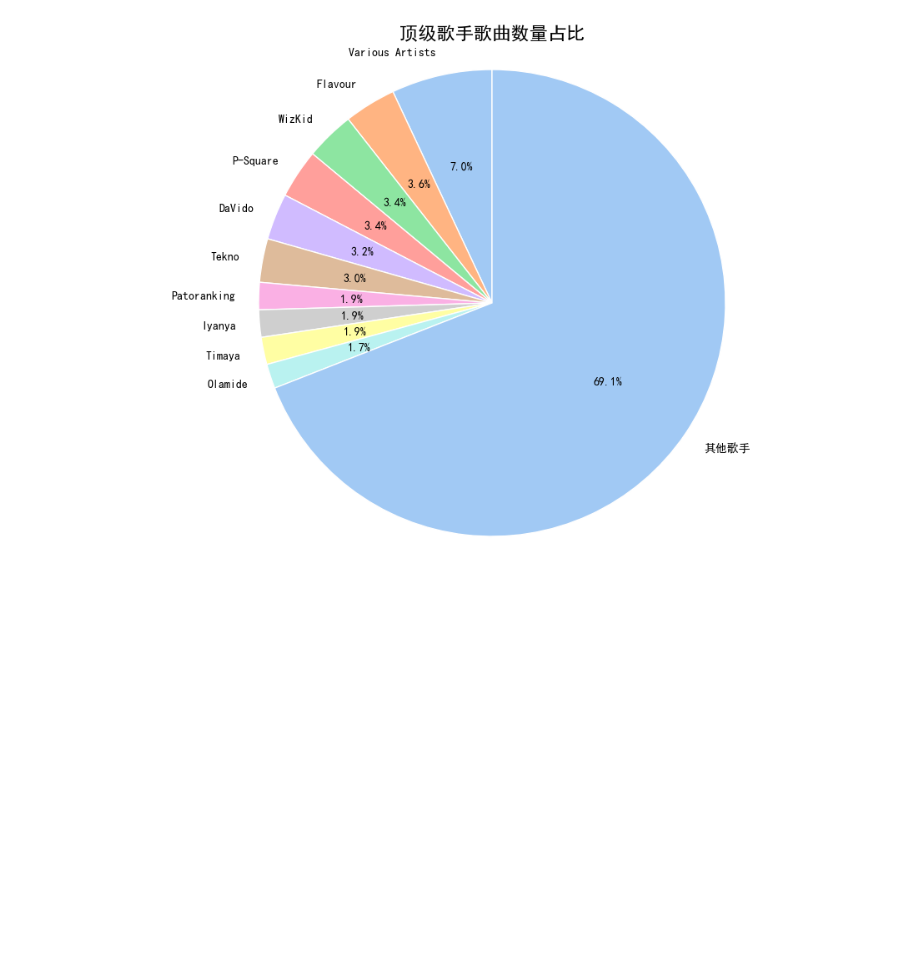
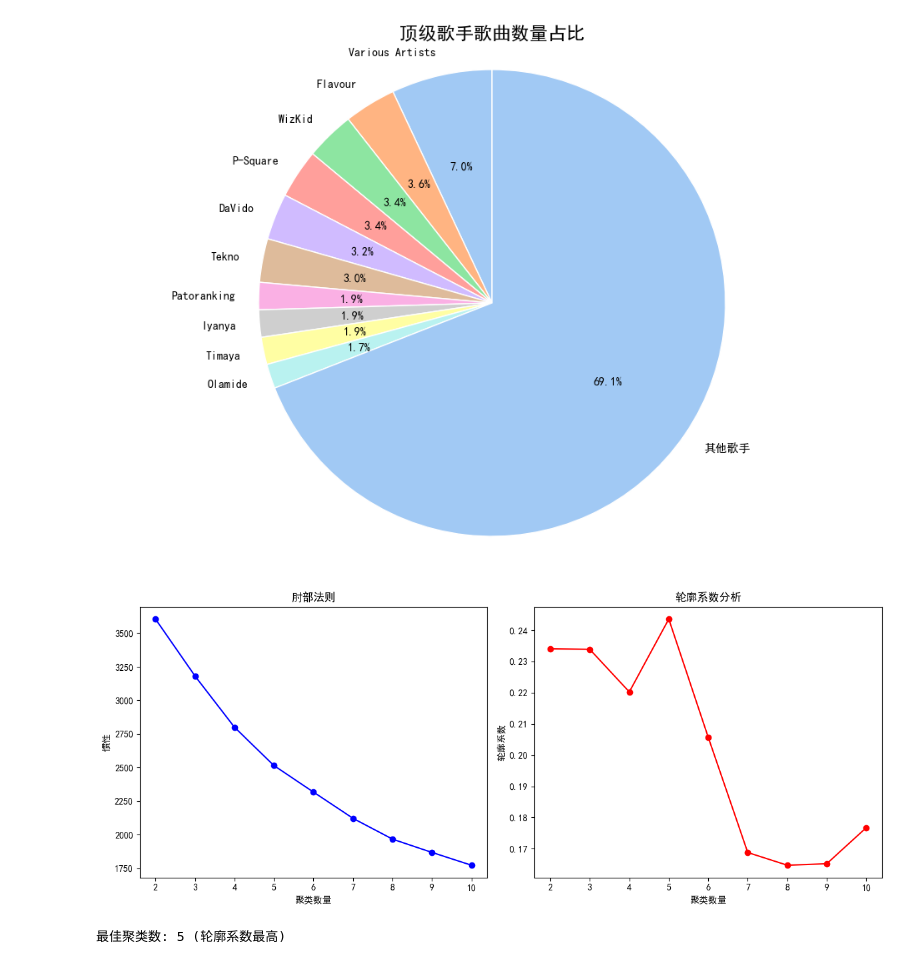
Before and after one commit to chenwenhao2025/xxqzy1, a Jupyter notebook: xxqdm1.1.ipynb, the cells around one changed output. Saved outputs shown, nothing was run; the diff lists cells and outputs as text; code cells hidden in the pictures; blank space fills up the shorter version.

```diff
--- a/xxqdm1.1.ipynb
+++ b/xxqdm1.1.ipynb
@@ -223,3 +223,64 @@ plt.show()
 # %% [output]
 [figure]
 [figure]
+# %%
+import numpy as np
+from sklearn.cluster import KMeans
+from sklearn.preprocessing import StandardScaler
+from sklearn.decomposition import PCA
+from sklearn.metrics import silhouette_score
+# 数据预处理
+# 选择数值特征并标准化
+features = ['可跳舞性', '能量感', '原声感', '曲速', '响度', '口语化程度', '纯乐器程度', '现场感']
+X = df[features].copy()
+
+# 处理无穷值和缺失值
+X.replace([np.inf, -np.inf], np.nan, inplace=True)
+X.fillna(X.mean(), inplace=True)
+
+scaler = StandardScaler()
+X_scaled = scaler.fit_transform(X)
+# %%
+# K-means聚类
+# 使用肘部法则确定最佳聚类数
+inertia = []
+silhouette_scores = []
+k_range = range(2, 11)
+
+for k in k_range:
+    kmeans = KMeans(n_clusters=k, random_state=42, n_init=10)
+    kmeans.fit(X_scaled)
+    inertia.append(kmeans.inertia_)
+
+    # 轮廓系数需要至少2个聚类
+    if k > 1:
+        score = silhouette_score(X_scaled, kmeans.labels_)
+        silhouette_scores.append(score)
+
+# 肘部法则图
+plt.figure(figsize=(12, 5))
+plt.subplot(1, 2, 1)
+plt.plot(k_range, inertia, 'bo-')
+plt.xlabel('聚类数量')
+plt.ylabel('惯性')
+plt.title('肘部法则')
+
+# 轮廓系数图 - 修复后的版本
+plt.subplot(1, 2, 2)
+plt.plot(range(2, 11), silhouette_scores, 'ro-')  # 使用所有9个值
+plt.xlabel('聚类数量')
+plt.ylabel('轮廓系数')
+plt.title('轮廓系数分析')
+plt.tight_layout()
+plt.show()
+
+# 选择最佳聚类数 (基于轮廓系数峰值)
+optimal_k = np.argmax(silhouette_scores) + 2  # +2因为k从2开始
+print(f"最佳聚类数: {optimal_k} (轮廓系数最高)")
+
+kmeans = KMeans(n_clusters=optimal_k, random_state=42, n_init=10)
+clusters = kmeans.fit_predict(X_scaled)
+df['聚类'] = clusters
+# %% [output]
+[figure, added]
+最佳聚类数: 5 (轮廓系数最高)
```
Also changed, not shown: parts of 4 cells of this notebook.
